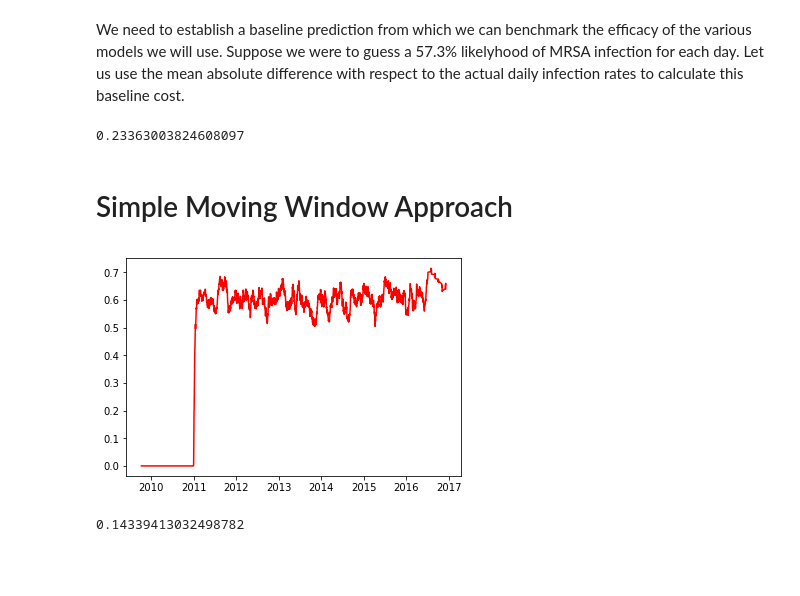
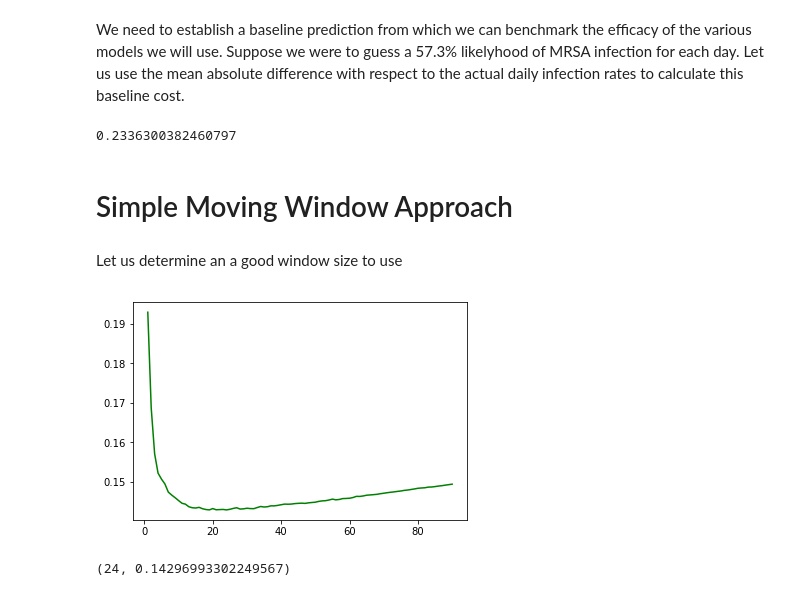
Before and after one commit to nawidayima/MRSA_Prediction_Models, a Jupyter notebook: Amiya Diwan MRSA.ipynb, the cells around one changed output. Cells and saved outputs as stored; diff of their text form; code cells hidden in the pictures; blank space fills up the shorter version.

```diff
--- a/Amiya Diwan MRSA.ipynb
+++ b/Amiya Diwan MRSA.ipynb
@@ -68,27 +76,38 @@ plt.show()
 # %% [markdown]
 We need to establish a baseline prediction from which we can benchmark the efficacy of the various models we will use.
 Suppose we were to guess a 57.3% likelyhood of MRSA infection for each day. Let us use the mean absolute difference with respect to the actual daily infection rates to calculate this baseline cost.
-# %%
-cost = (abs(infection_rates - overall_infection_rate)/infection_rates.size).sum()
-cost
-# %% [output]
-0.23363003824608097
+# %%
+# Use mean absolute difference as a cost function
+def calculateCost(actual_data, predicted_data):
+    return (abs(actual_data - predicted_data)/actual_data.size).sum()
+
+calculateCost(INFECTION_RATES, overall_infection_rate)
+# %% [output]
+0.2336300382460797
 # %% [markdown]
 # Simple Moving Window Approach
 # %%
-window_size = 30
-window_infections = infection_numbers.shift().rolling(window=window_size).sum()
-window_samples = sample_numbers.shift().rolling(window=window_size).sum()
-
-moving_window_model = (window_infections/window_samples)[window_size:]
-plt.plot(moving_window_model, color='r')
-plt.show()
+def movingWindowCost(window_size):
+    window_infections = INFECTION_NUMBERS.shift().rolling(window=window_size).sum()
+    window_samples = SAMPLE_NUMBERS.shift().rolling(window=window_size).sum()
+    moving_window_model = (window_infections/window_samples)[window_size:]
+    ir = INFECTION_RATES[window_size:]
+    cost = calculateCost(ir,moving_window_model)
+    return (moving_window_model, cost)
-# %% [output]
-[figure, removed]
-# %%
-#cost of moving window model
-ir = infection_rates[window_size:]
-cost = (abs(moving_window_model-ir)/ir.size).sum()
-cost
-# %% [output]
-0.14339413032498782
+# %% [markdown]
+Let us determine an a good window size to use
+# %%
+windowSizeVsCost = pd.Series()
+for i in range(1,91):
+    windowSizeVsCost.set_value(i,movingWindowCost(i)[1])
+
+plt.rc('xtick', labelsize=10)
+plt.rc('ytick', labelsize=10)
+plt.plot(windowSizeVsCost, color='g')
+plt.show()
+# %% [output]
+[figure, added]
+# %%
+( windowSizeVsCost.idxmin(), min(windowSizeVsCost))
+# %% [output]
+(24, 0.14296993302249567)
```
Also changed, not shown: parts of 15 cells of this notebook.
